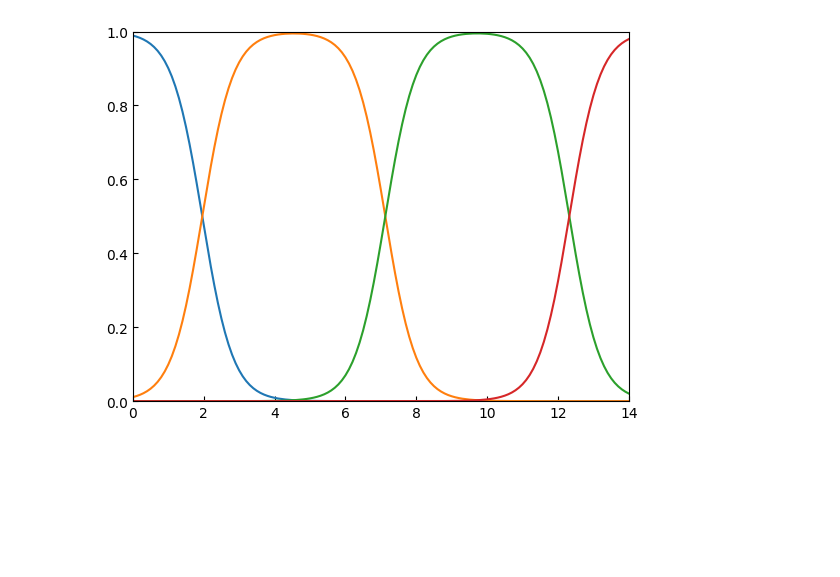
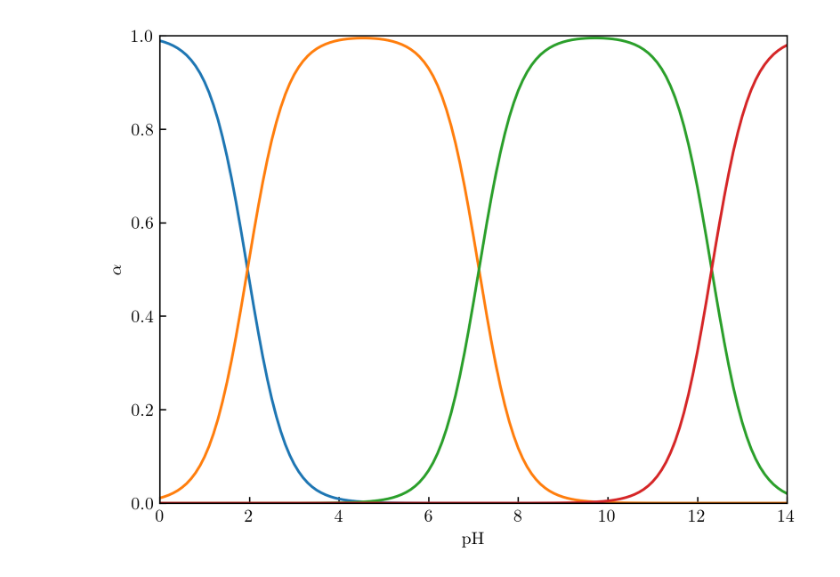
Before and after one commit to nami-minami/experimental-data, a Jupyter notebook: analytical/partition-coef/buffer/buffer.ipynb, the cells around one changed output. Cells and saved outputs as stored; diff of their text form; code cells hidden in the pictures; blank space fills up the shorter version.

```diff
--- a/analytical/partition-coef/buffer/buffer.ipynb
+++ b/analytical/partition-coef/buffer/buffer.ipynb
@@ -1,29 +1,34 @@
 # %%
 import numpy as np
 import matplotlib.pyplot as plt
+
+plt.rcParams["font.family"] = "cm"
 
 def alpha(pH):
     K1 = 1.1e-2
     K2 = 7.5e-8
     K3 = 4.8e-13
     H = 10**-pH
     a0 = H**3/(H**3 + K1*H**2 + K1*K2*H + K1*K2*K3)
     a1 = K1*H**2/(H**3 + K1*H**2 + K1*K2*H + K1*K2*K3)
     a2 = K1*K2*H/(H**3 + K1*H**2 + K1*K2*H + K1*K2*K3)
     a3 = K1*K2*K3/(H**3 + K1*H**2 + K1*K2*H + K1*K2*K3)
     return a0,a1,a2,a3
 
 pH = np.arange(0,14.1,0.1)
 a0, a1, a2, a3 = alpha(pH)
 
+plt.figure(dpi=300)
 plt.xlim(0,14)
 plt.ylim(0,1)
 plt.tick_params(direction = "in")
 
 plt.plot(pH,a0)
 plt.plot(pH,a1)
 plt.plot(pH,a2)
 plt.plot(pH,a3)
+plt.xlabel("pH")
+plt.ylabel("$\\alpha$")
 plt.savefig("buffer.pdf")
 # %% [output]
-[figure, old version]
+[figure, new version]
```
Also changed, not shown: 5 other files.
